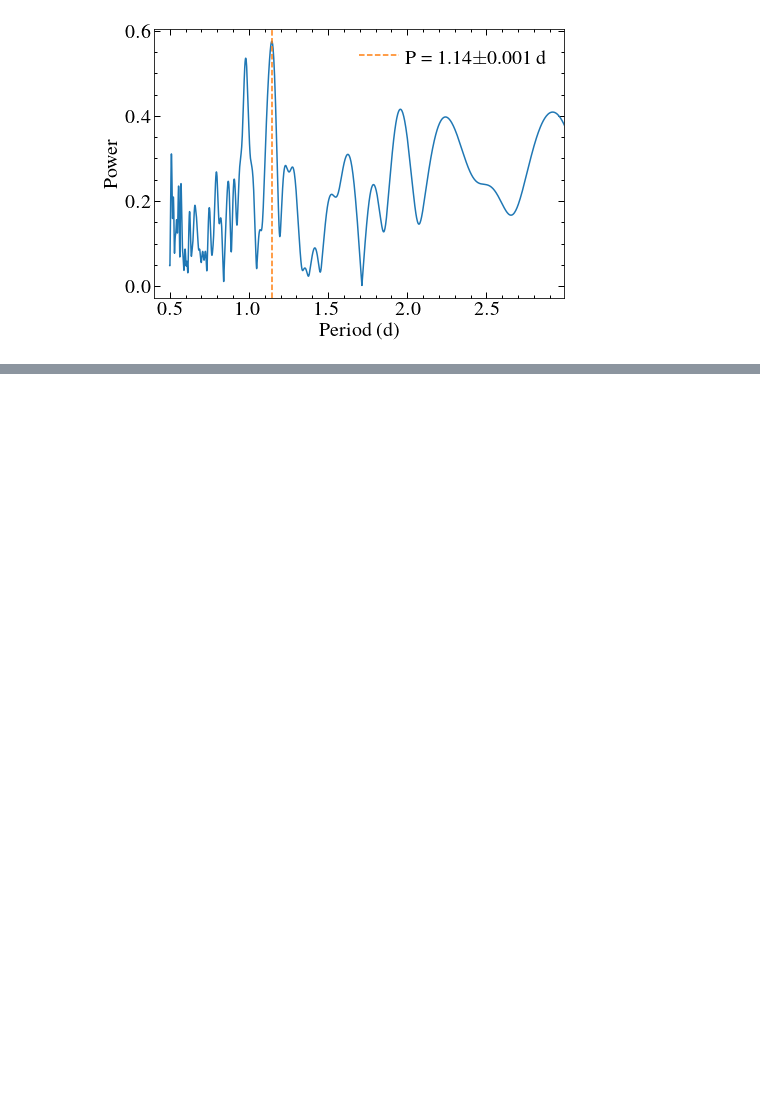
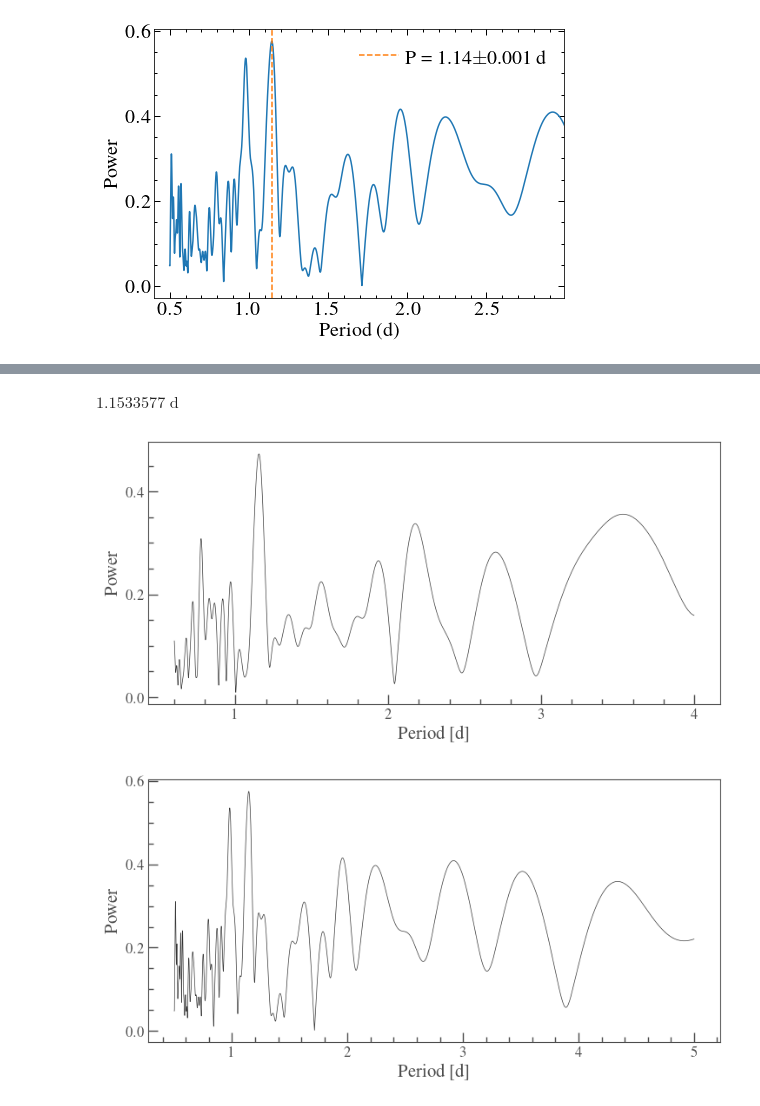
Before and after one commit to davidjwilson/GD394-Tess, a Jupyter notebook: quicklook.ipynb, the cells around one changed output, grey strips where cells are left out. Saved outputs shown, nothing was run; the diff lists cells and outputs as text; code cells hidden in the pictures; blank space fills up the shorter version.

```diff
--- a/quicklook.ipynb
+++ b/quicklook.ipynb
@@ -302,0 +306,14 @@ TypeError: 'Gaussian1D' object is not subscriptable
+# %%
+c16 = fits.getdata('MAST_2019-10-31T1627/TESS/tess2019253231442-s0016-0000000259773610-0152-s/tess2019253231442-s0016-0000000259773610-0152-s_lc.fits', 1)
+# %%
+lc16 = lk.LightCurve(time=c16['TIME'], flux=c16['PDCSAP_FLUX'], flux_err=c16['PDCSAP_FLUX_ERR'])
+# %%
+lc16 = lc16.remove_nans()
+pg16 = lc16.to_periodogram(oversample_factor=100,minimum_period=0.6*u.day, maximum_period=4*u.day,)
+pg16.plot();
+pg.plot()
+pg16.period_at_max_power
+# %% [output]
+$1.1533577 \; \mathrm{d}$
+[figure, added]
+[figure, added]
```
Also changed, not shown: parts of 13 cells of this notebook, 4 other files.
